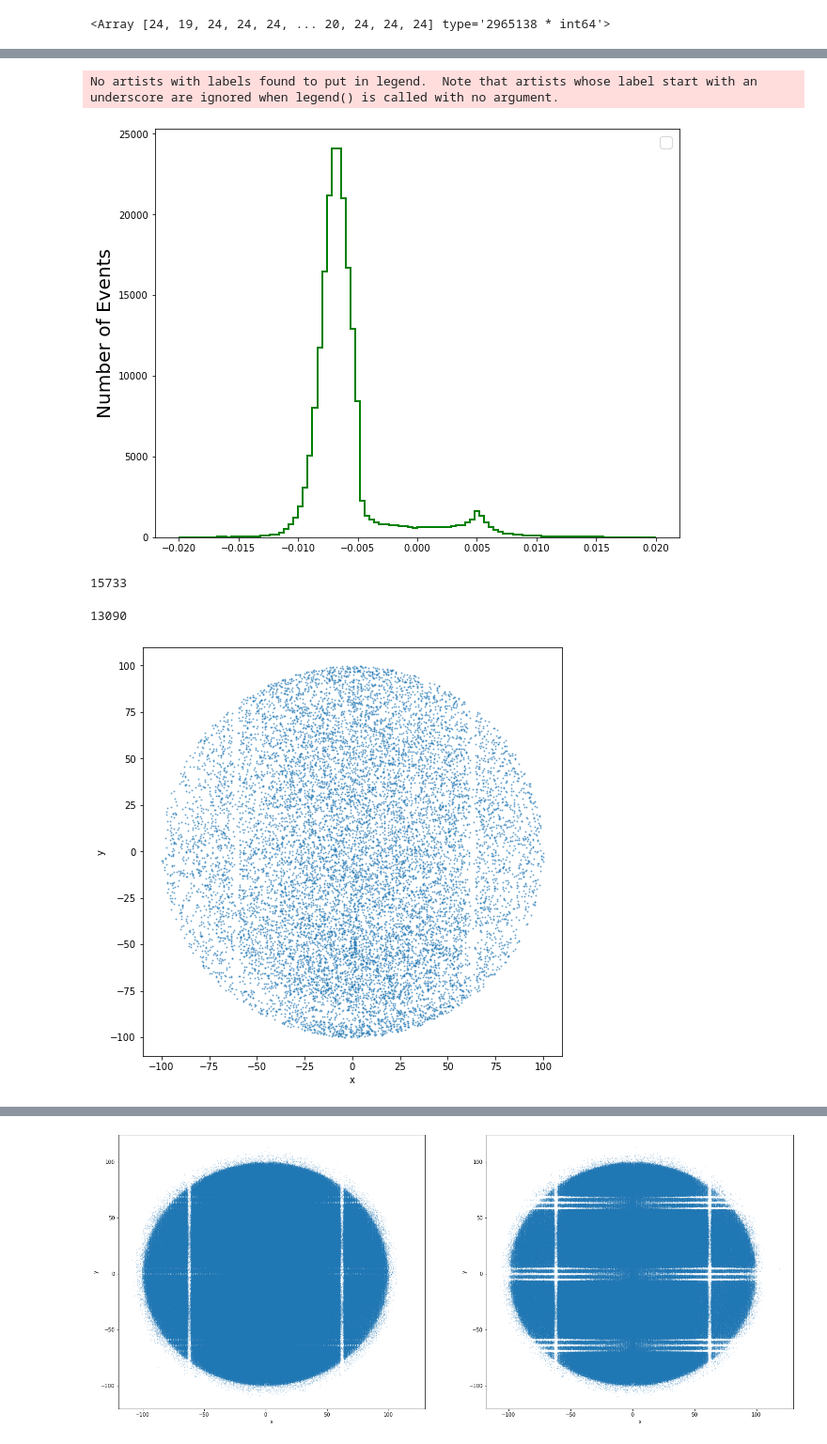
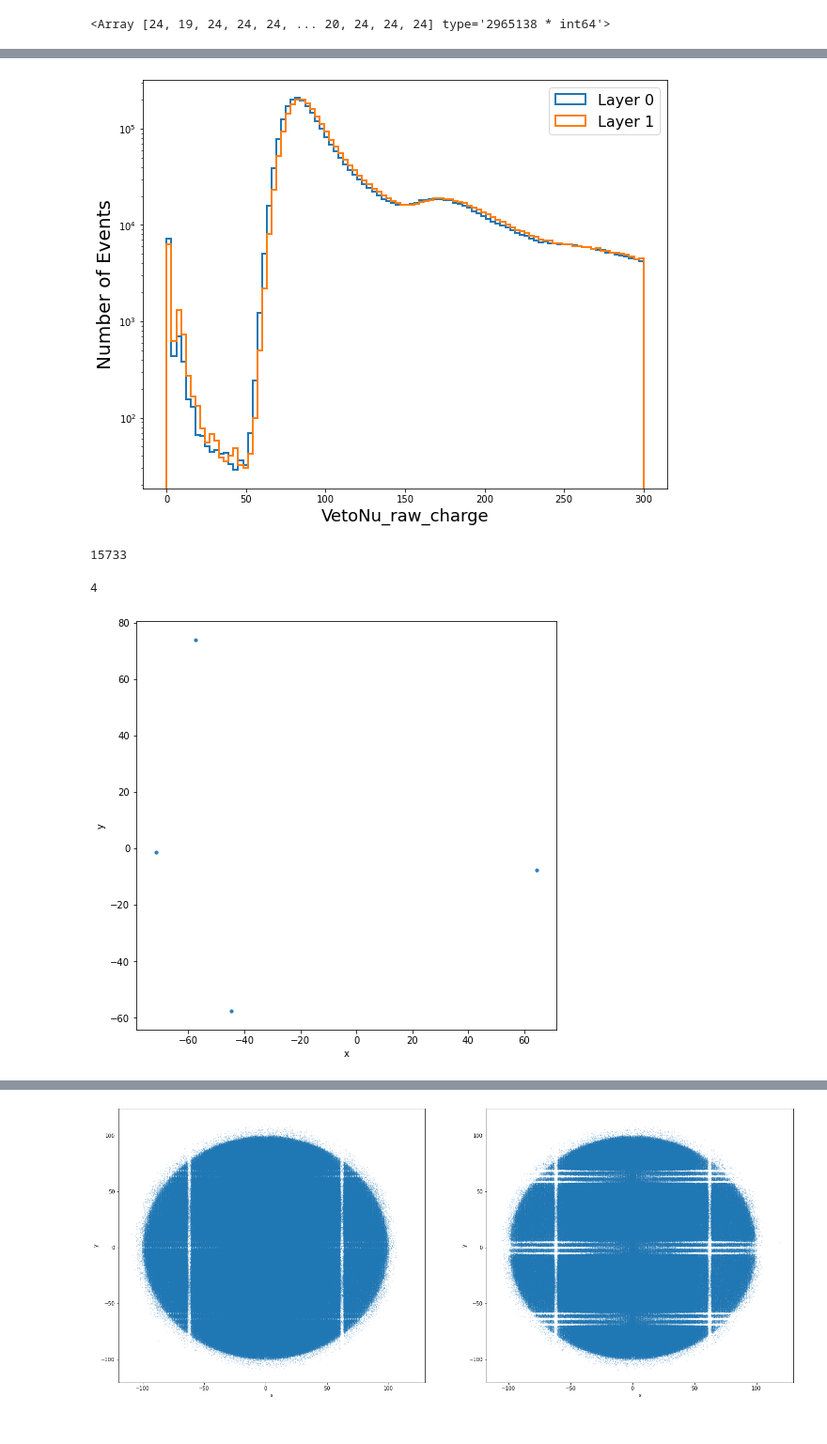
Before and after one commit to alig146/Emulsion-IFT-Matching, a Jupyter notebook: emulsion_IFT_matching.ipynb, the cells around one changed output, grey strips where cells are left out. Shown at 94% size. Saved outputs shown, nothing was run; the diff lists cells and outputs as text; code cells hidden in the pictures.

```diff
--- a/emulsion_IFT_matching.ipynb
+++ b/emulsion_IFT_matching.ipynb
@@ -808,6 +900,7 @@ ift = f_track['trackParam'].arrays(['fitParam_x',
                       'VetoSt20_raw_charge',
                       'VetoSt21_raw_charge',
                       'fitParam_y',
+                      'fitParam_z',
                       'fitParam_px',
                       'fitParam_py',
                       'fitParam_pz',
@@ -939,31 +1073,32 @@ Calo3_raw_charge > 0.1: 136427
 # %%
 plt.figure(figsize=(10, 8))
 
 
-plt.hist(tx[ift_filter], bins=np.linspace(-0.02, 0.02, 101),  histtype='step', linewidth=2, color='green')
+# plt.hist(tx[ift_filter], bins=np.linspace(-0.02, 0.02, 101),  histtype='step', linewidth=2, color='green')
+# plt.hist(ift.fitParam_pz[ift_filter], bins=60,  histtype='step', linewidth=2, color='green')
+
 
 # plt.hist(np.arctan(np.sqrt(tx**2 + ty**2)), bins=50,  histtype='step', linewidth=2, color='green')
 # plt.xlabel('Theta', fontsize=18)
 
-# plt.hist(ift.VetoNu0_raw_charge[(ift.VetoNu0_raw_charge<300)&(ift.VetoNu0_raw_charge>=0)], bins=50,  histtype='step', linewidth=2, label='Layer 0')
-# plt.hist(ift.VetoNu1_raw_charge[(ift.VetoNu1_raw_charge<300)&(ift.VetoNu1_raw_charge>=0)], bins=50,  histtype='step', linewidth=2, label='Layer 1')
-# plt.xlabel('VetoNu_raw_charge', fontsize=18)
+plt.hist(ift.VetoNu0_raw_charge[(ift.VetoNu0_raw_charge<300)&(ift.VetoNu0_raw_charge>=0)], bins=100,  histtype='step', linewidth=2, label='Layer 0')
+plt.hist(ift.VetoNu1_raw_charge[(ift.VetoNu1_raw_charge<300)&(ift.VetoNu1_raw_charge>=0)], bins=100,  histtype='step', linewidth=2, label='Layer 1')
+plt.xlabel('VetoNu_raw_charge', fontsize=18)
 
 # plt.hist(ift.VetoSt20_raw_charge[(ift.VetoSt20_raw_charge<300)&(ift.VetoSt20_raw_charge>=0)], bins=50,  histtype='step', linewidth=2, label='Layer 0')
 # plt.hist(ift.VetoSt21_raw_charge[(ift.VetoSt21_raw_charge<300)&(ift.VetoSt21_raw_charge>=0)], bins=50,  histtype='step', linewidth=2, label='Layer 1')
 # plt.xlabel('VetoSt_raw_charge', fontsize=18)
 
 # plt.hist(ift.Preshower0_raw_charge[(ift.Preshower0_raw_charge<300)&(ift.Preshower0_raw_charge>=0)], bins=50,  histtype='step', linewidth=2, label='Layer 0')
 # plt.hist(ift.Preshower1_raw_charge[(ift.Preshower1_raw_charge<300)&(ift.Preshower1_raw_charge>=0)], bins=50,  histtype='step', linewidth=2, label='Layer 1')
 # plt.xlabel('Preshower_raw_charge', fontsize=18)
 
-# plt.yscale('log')
+plt.yscale('log')
 plt.ylabel('Number of Events', fontsize=20)
 plt.legend(fontsize=16, loc='upper right')
 plt.show()
 # %% [output]
-No artists with labels found to put in legend.  Note that artists whose label start with an underscore are ignored when legend() is called with no argument.
-[figure, old version]
+[figure, new version]
 # %%
 len(ift.VetoNu0_raw_charge[ift.VetoNu0_raw_charge<40])
 # %% [output]
@@ -971,15 +1106,15 @@ len(ift.VetoNu0_raw_charge[ift.VetoNu0_raw_charge<40])
 # %%
 plt.figure(figsize=(8, 8))
 print(len(ift['fitParam_x'][ift_filter]))
-plt.scatter(ift['fitParam_x'][ift_filter], ift['fitParam_y'][ift_filter], s=1, alpha=0.5)
+plt.scatter(ift['fitParam_x'][ift_filter], ift['fitParam_y'][ift_filter], s=10, alpha=0.9)
 plt.xlabel('x')
 plt.ylabel('y')
 # plt.xlim(-121, 121)
 # plt.ylim(-121, 121)
 plt.show()
 # %% [output]
-13090
+4
-[figure, old version]
+[figure, new version]
 # %%
 grid_cell_size = 10  # mm
 x_min, x_max = -100, 100  # x-axis range
```
Also changed, not shown: parts of 48 cells of this notebook, 1 other file.
